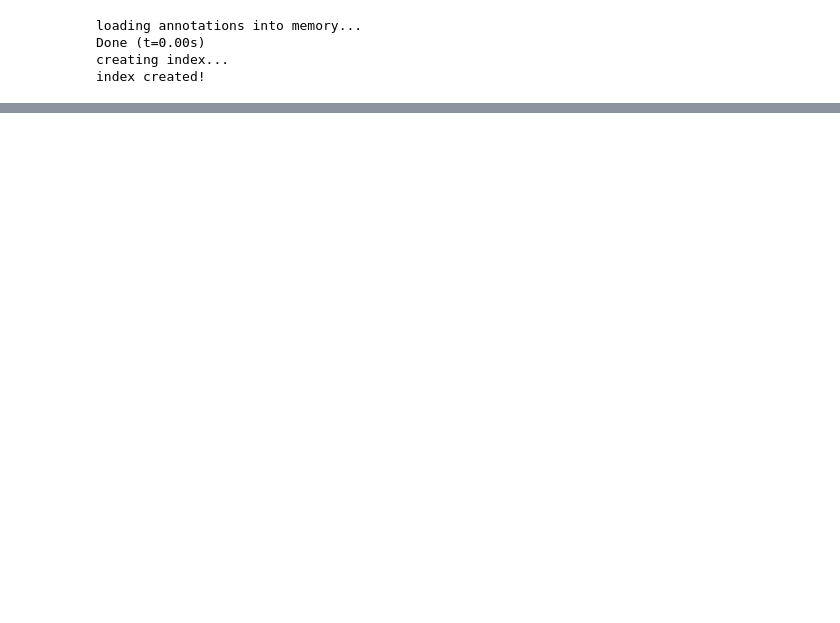
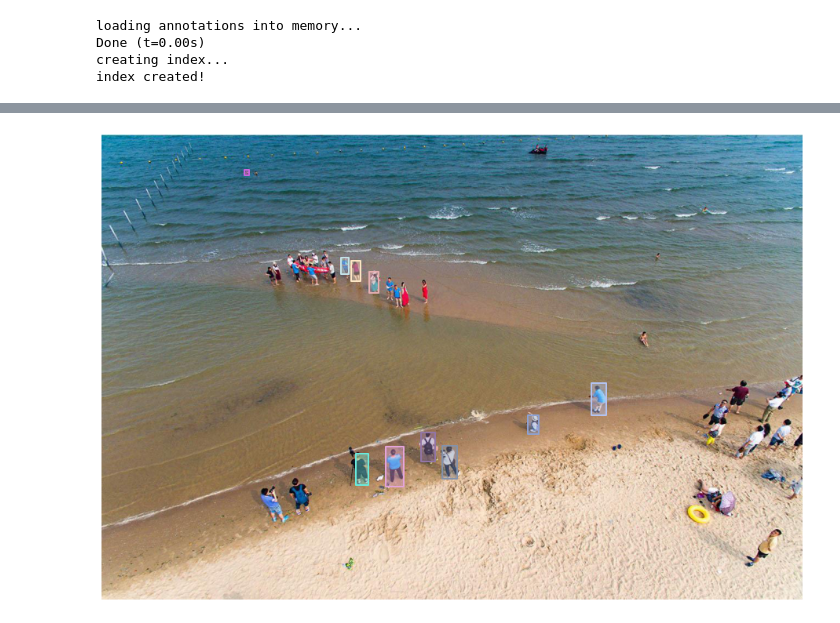
Before and after one commit to AlexTo/tiny_center_net, a Jupyter notebook: tiny_test.ipynb, the cells around one changed output, grey strips where cells are left out. Cells and saved outputs as stored; diff of their text form; code cells hidden in the pictures; blank space fills up the shorter version.

```diff
--- a/tiny_test.ipynb
+++ b/tiny_test.ipynb
@@ -52,0 +61,6 @@ coco.showAnns(img_result, draw_bbox=True)
+# %%
+# load and display instance annotations
+plt.imshow(I); plt.axis('off')
+coco.showAnns(img_result2, draw_bbox=True)
+# %% [output]
+[figure, added]
```
Also changed, not shown: parts of 6 cells of this notebook, 11 other files.
